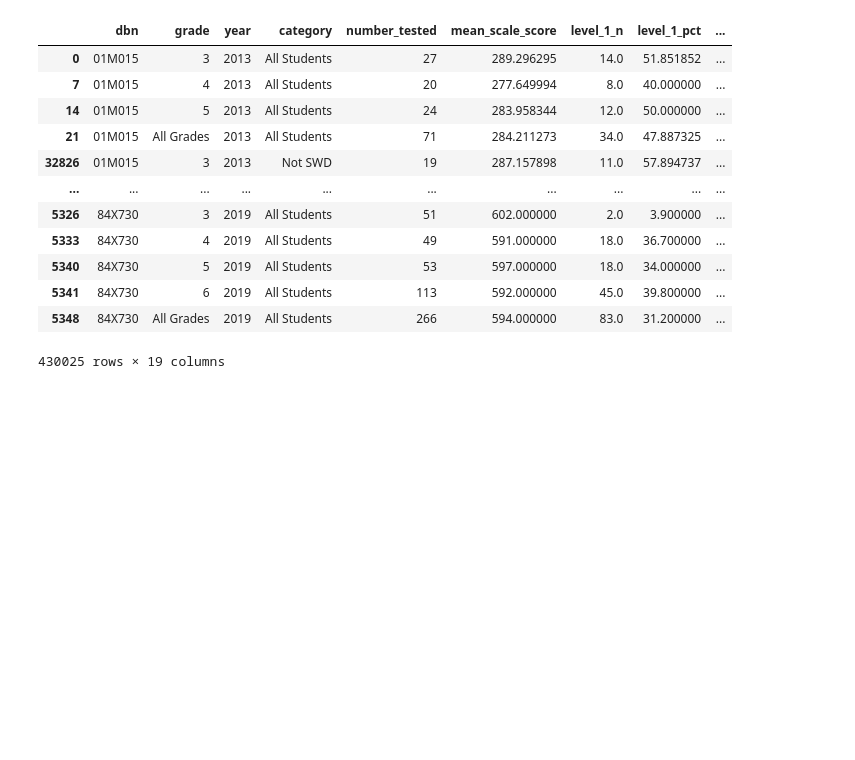
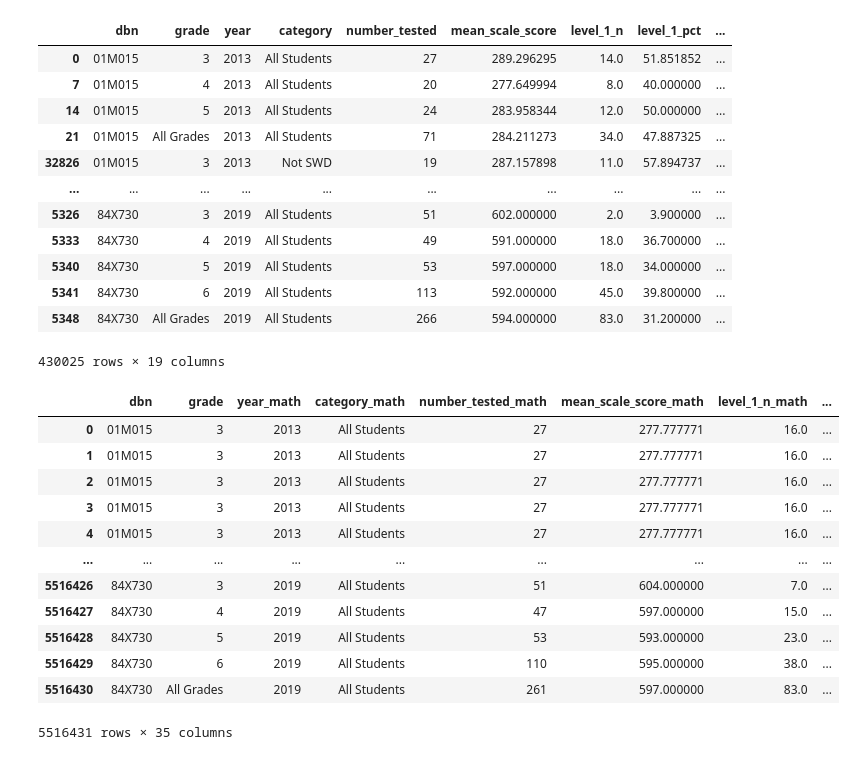
Before and after one commit to adelphi-ed-tech/nycschools, a Jupyter notebook: nb/exams.ipynb, the cells around one changed output. Cells and saved outputs as stored; diff of their text form; code cells hidden in the pictures; blank space fills up the shorter version.

```diff
--- a/nb/exams.ipynb
+++ b/nb/exams.ipynb
@@ -21,4 +106,21 @@ ela_df
 | 5341 | 84X730 | 6 | 2019 | All Students | 113 | 592.000000 | 45.0 | 39.800000 | ... |
 | 5348 | 84X730 | All Grades | 2019 | All Students | 266 | 594.000000 | 83.0 | 31.200000 | ... |
 430025 rows × 19 columns
+# %%
+wide_tests = exams.load_math_ela_wide()
+wide_tests
+# %% [output]
+|  | dbn | grade | year_math | category_math | number_tested_math | mean_scale_score_math | level_1_n_math | ... |
+| 0 | 01M015 | 3 | 2013 | All Students | 27 | 277.777771 | 16.0 | ... |
+| 1 | 01M015 | 3 | 2013 | All Students | 27 | 277.777771 | 16.0 | ... |
+| 2 | 01M015 | 3 | 2013 | All Students | 27 | 277.777771 | 16.0 | ... |
+| 3 | 01M015 | 3 | 2013 | All Students | 27 | 277.777771 | 16.0 | ... |
+| 4 | 01M015 | 3 | 2013 | All Students | 27 | 277.777771 | 16.0 | ... |
+| ... | ... | ... | ... | ... | ... | ... | ... | ... |
+| 5516426 | 84X730 | 3 | 2019 | All Students | 51 | 604.000000 | 7.0 | ... |
+| 5516427 | 84X730 | 4 | 2019 | All Students | 47 | 597.000000 | 15.0 | ... |
+| 5516428 | 84X730 | 5 | 2019 | All Students | 53 | 593.000000 | 23.0 | ... |
+| 5516429 | 84X730 | 6 | 2019 | All Students | 110 | 595.000000 | 38.0 | ... |
+| 5516430 | 84X730 | All Grades | 2019 | All Students | 261 | 597.000000 | 83.0 | ... |
+5516431 rows × 35 columns
 # %%
```
Also changed, not shown: parts of 5 cells of this notebook, 2 other files.
